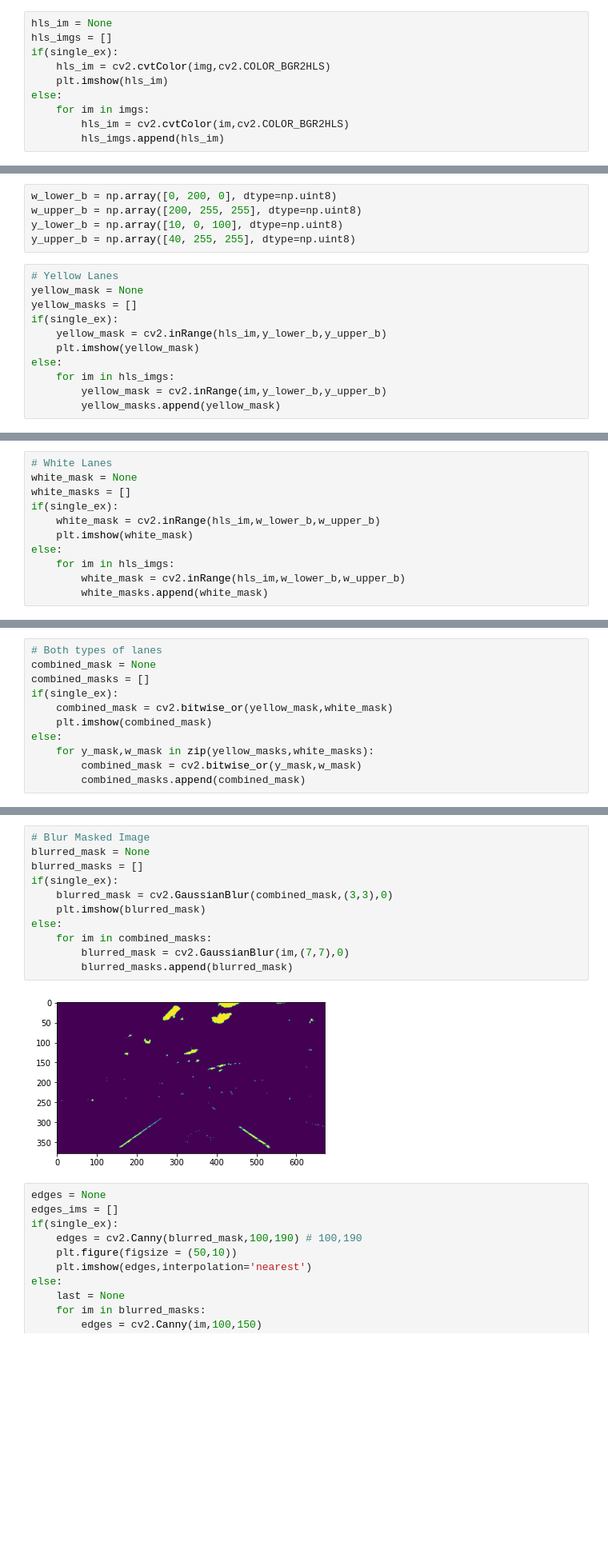
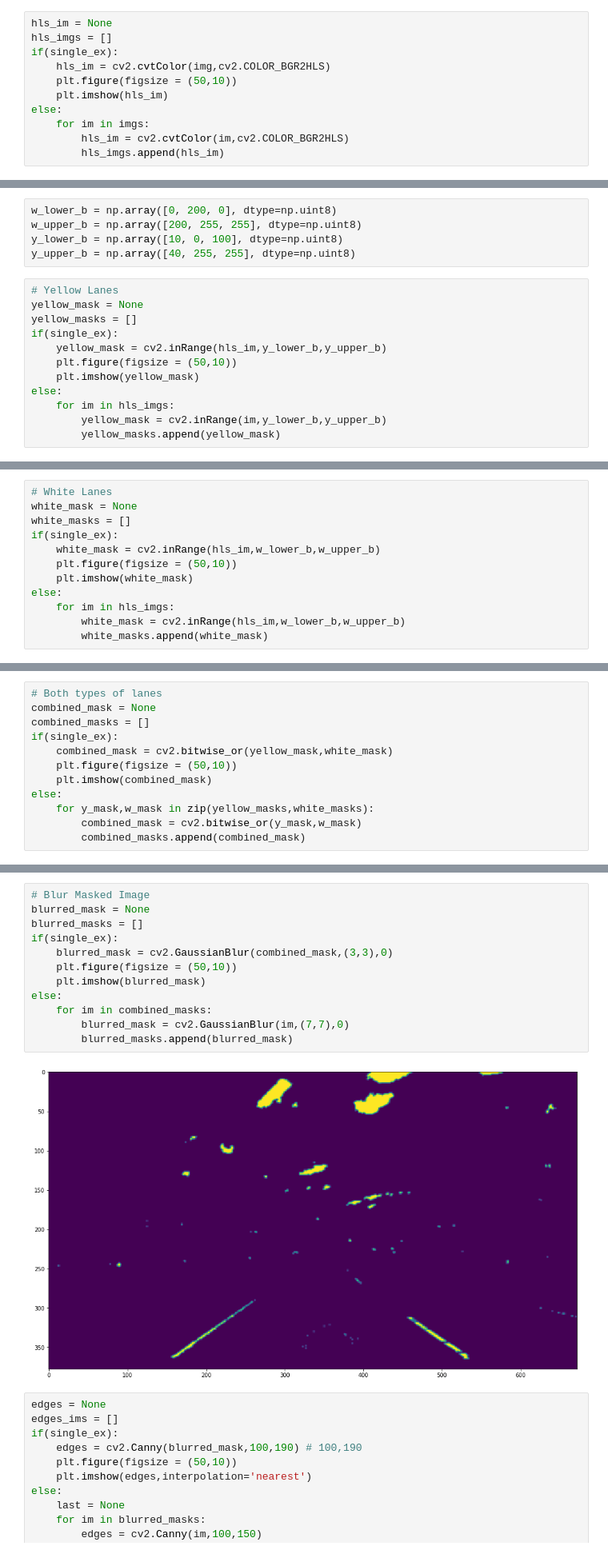
Before and after one commit to gohurali/Lane_Vehicle_Detection, a Jupyter notebook: lane_detection.ipynb, the cells around one changed output, grey strips where cells are left out. Shown at 80% size. Saved outputs shown, nothing was run; the diff lists cells and outputs as text; blank space fills up the shorter version.

```diff
--- a/lane_detection.ipynb
+++ b/lane_detection.ipynb
@@ -55,6 +55,7 @@ hls_im = None
 hls_imgs = []
 if(single_ex):
     hls_im = cv2.cvtColor(img,cv2.COLOR_BGR2HLS)
+    plt.figure(figsize = (50,10))
     plt.imshow(hls_im)
 else:
     for im in imgs:
@@ -73,6 +74,7 @@ yellow_mask = None
 yellow_masks = []
 if(single_ex):
     yellow_mask = cv2.inRange(hls_im,y_lower_b,y_upper_b)
+    plt.figure(figsize = (50,10))
     plt.imshow(yellow_mask)
 else:
     for im in hls_imgs:
@@ -86,6 +88,7 @@ white_mask = None
 white_masks = []
 if(single_ex):
     white_mask = cv2.inRange(hls_im,w_lower_b,w_upper_b)
+    plt.figure(figsize = (50,10))
     plt.imshow(white_mask)
 else:
     for im in hls_imgs:
@@ -99,6 +102,7 @@ combined_mask = None
 combined_masks = []
 if(single_ex):
     combined_mask = cv2.bitwise_or(yellow_mask,white_mask)
+    plt.figure(figsize = (50,10))
     plt.imshow(combined_mask)
 else:
     for y_mask,w_mask in zip(yellow_masks,white_masks):
@@ -109,16 +113,17 @@ else:
 # %%
 # Blur Masked Image
 blurred_mask = None
 blurred_masks = []
 if(single_ex):
     blurred_mask = cv2.GaussianBlur(combined_mask,(3,3),0)
+    plt.figure(figsize = (50,10))
     plt.imshow(blurred_mask)
 else:
     for im in combined_masks:
         blurred_mask = cv2.GaussianBlur(im,(7,7),0)
         blurred_masks.append(blurred_mask)
 # %% [output]
-[figure, old version]
+[figure, new version]
 # %%
 edges = None
 edges_ims = []
```
Also changed, not shown: parts of 10 cells of this notebook, 3 other files.
